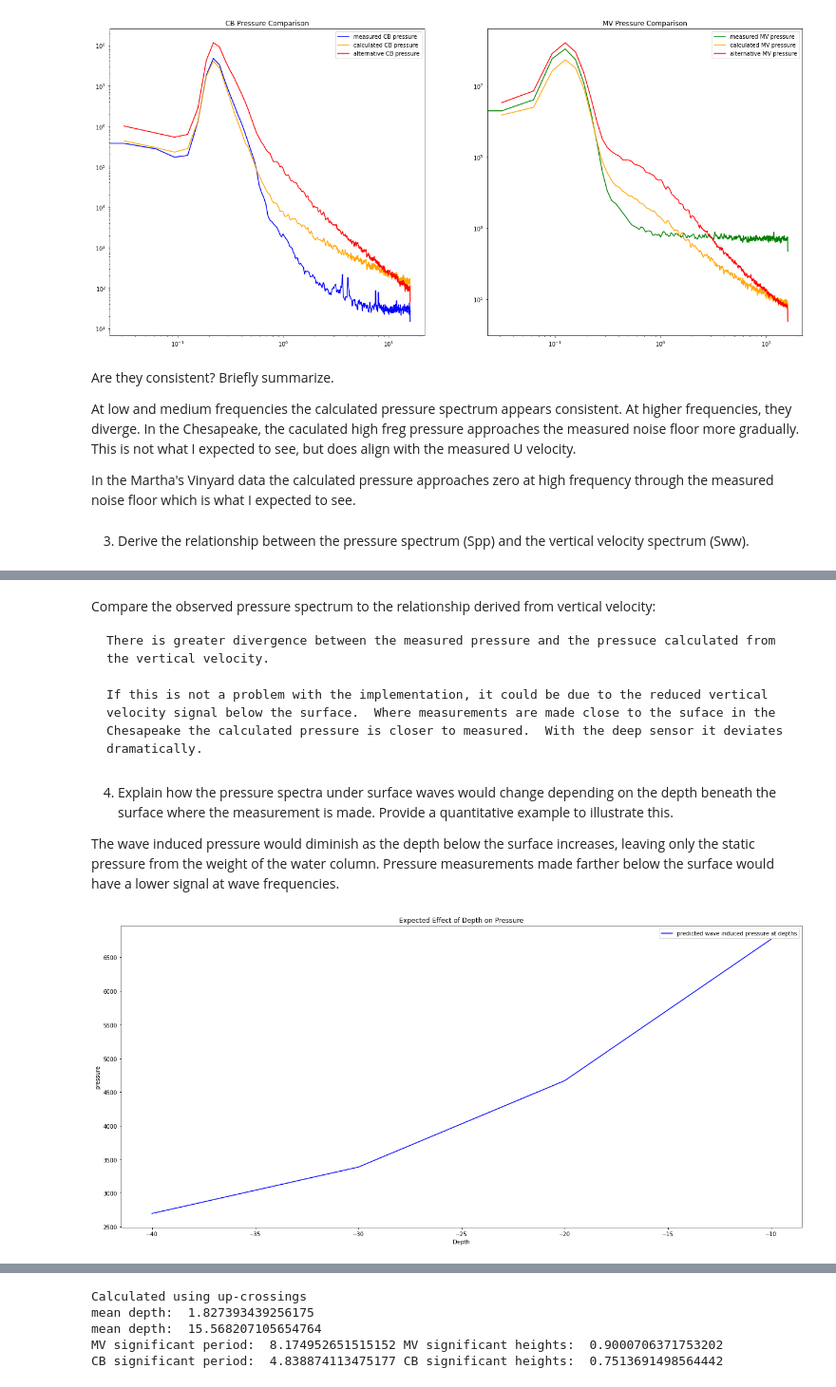
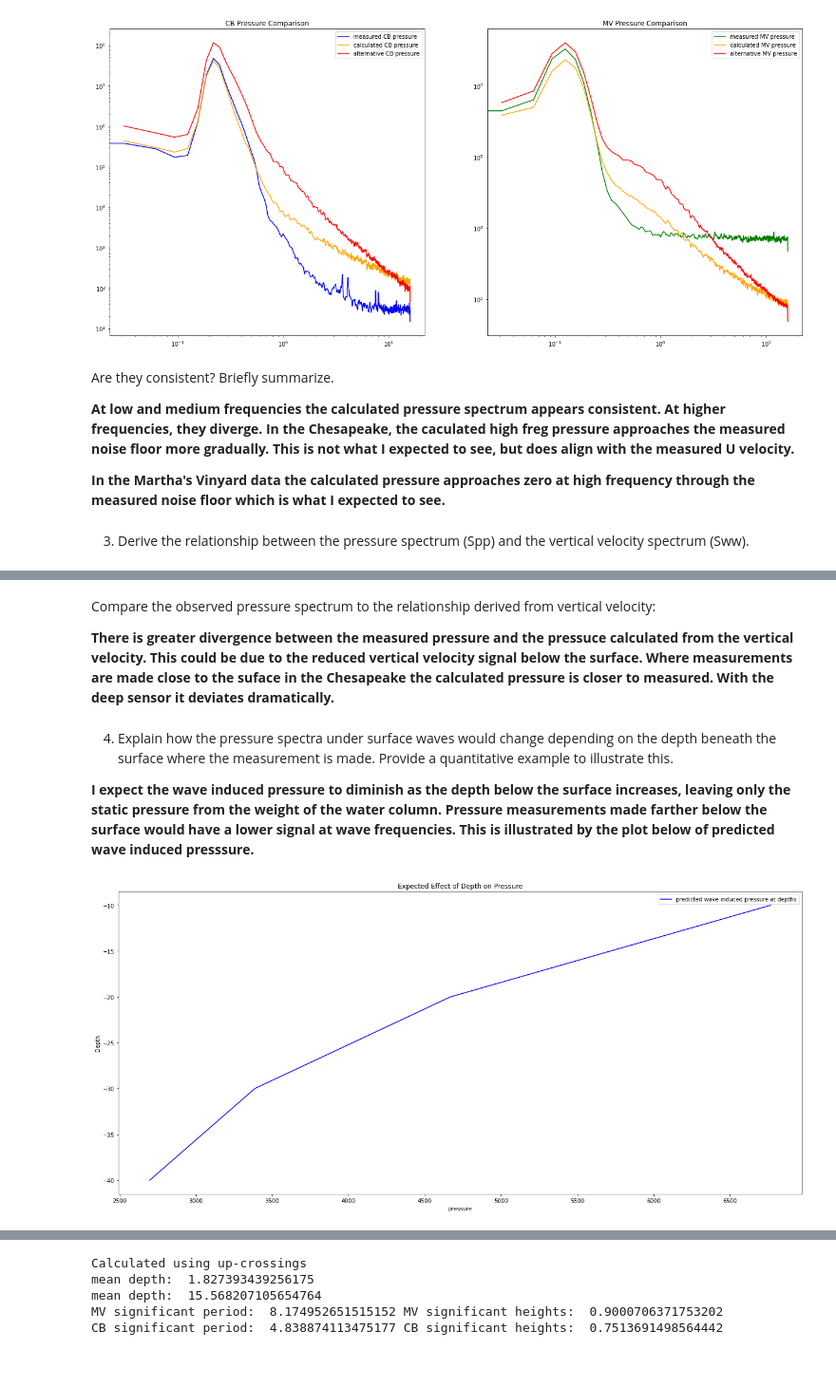
Before and after one commit to Wzesk/waves, a Jupyter notebook: wave_hw/wave _spectrum/wave_spectrum.ipynb, the cells around one changed output, grey strips where cells are left out. Shown at 95% size. Drawn from its saved outputs; the diff is of its cells as text; code cells hidden in the pictures.

```diff
--- a/wave_hw/wave _spectrum/wave_spectrum.ipynb
+++ b/wave_hw/wave _spectrum/wave_spectrum.ipynb
@@ -133,9 +117,9 @@ plt.show()
 # %% [markdown]
 Are they consistent? Briefly summarize.
 
-At low and medium frequencies the calculated pressure spectrum appears consistent.  At higher frequencies, they diverge.  In the Chesapeake, the caculated high freg pressure approaches the measured noise floor more gradually.  This is not what I expected to see, but does align with the measured U velocity.
+**At low and medium frequencies the calculated pressure spectrum appears consistent.  At higher frequencies, they diverge.  In the Chesapeake, the caculated high freg pressure approaches the measured noise floor more gradually.  This is not what I expected to see, but does align with the measured U velocity.**
 
-In the Martha's Vinyard data the calculated pressure approaches zero at high frequency through the measured noise floor which is what I expected to see.
+**In the Martha's Vinyard data the calculated pressure approaches zero at high frequency through the measured noise floor which is what I expected to see.**
 # %% [markdown]
 3.	Derive the relationship between the pressure spectrum (Spp) and the vertical velocity spectrum (Sww).
 # %%
@@ -184,29 +172,28 @@ plt.show()
 # %% [markdown]
 Compare the observed pressure spectrum to the relationship derived from vertical velocity:
 
-    There is greater divergence between the measured pressure and the pressuce calculated from the vertical velocity.
-
-    If this is not a problem with the implementation, it could be due to the reduced vertical velocity signal below the surface.  Where measurements are made close to the suface in the Chesapeake the calculated pressure is closer to measured.  With the deep sensor it deviates dramatically.
+**There is greater divergence between the measured pressure and the pressuce calculated from the vertical velocity.**
+**This could be due to the reduced vertical velocity signal below the surface.  Where measurements are made close to the suface in the Chesapeake the calculated pressure is closer to measured.  With the deep sensor it deviates dramatically.**
 # %% [markdown]
 4. 	Explain how the pressure spectra under surface waves would change depending on the depth beneath the surface where the measurement is made.  Provide a quantitative example to illustrate this.
 
-The wave induced pressure would diminish as the depth below the surface increases, leaving only the static pressure from the weight of the water column.  Pressure measurements made farther below the surface would have a lower signal at wave frequencies.
+**I expect the wave induced pressure to diminish as the depth below the surface increases, leaving only the static pressure from the weight of the water column.  Pressure measurements made farther below the surface would have a lower signal at wave frequencies.  This is illustrated by the plot below of predicted wave induced presssure.**
 # %%
 depths=[-10,-20,-30,-40] # depths to calculate pressure from U velocity with MV data
 
 pressure_example_wave = wm.wave_solver(measuredperiod=10,init_depth=50,measuredamplitude=1)
 pressure_range = []
 fig, (ax0) = plt.subplots(1,figsize=(22, 10))
 for depth in depths:
     pressure_range.append(pressure_example_wave.wave_pressure(depth))
 
 plots = fig.get_axes()
-plots[0].plot(depths, pressure_range,color="blue",label="predicted wave induced pressure at depths")
-plots[0].set_xlabel("Depth");plots[0].set_ylabel("pressure")
+plots[0].plot(pressure_range,depths,color="blue",label="predicted wave induced pressure at depths")
+plots[0].set_ylabel("Depth");plots[0].set_xlabel("pressure")
 plots[0].legend(loc='upper right')
 plots[0].set_title('Expected Effect of Depth on Pressure')
 plt.show()
 # %% [output]
-[figure, old version]
+[figure, new version]
 # %% [markdown]
 5.	Calculate the significant wave height (Hs) and wave period (T) from the pressure spectrum for each data set.  For the calculation of Hs assume that the pressure signal is only driven by the hydrostatic response to the sea surface and that 1 decibar = 1m of sea level.  Compare these estimates to estimates made from zero crossing with the same assumptions.
```
Also changed, not shown: parts of 6 cells of this notebook, 1 other file.
